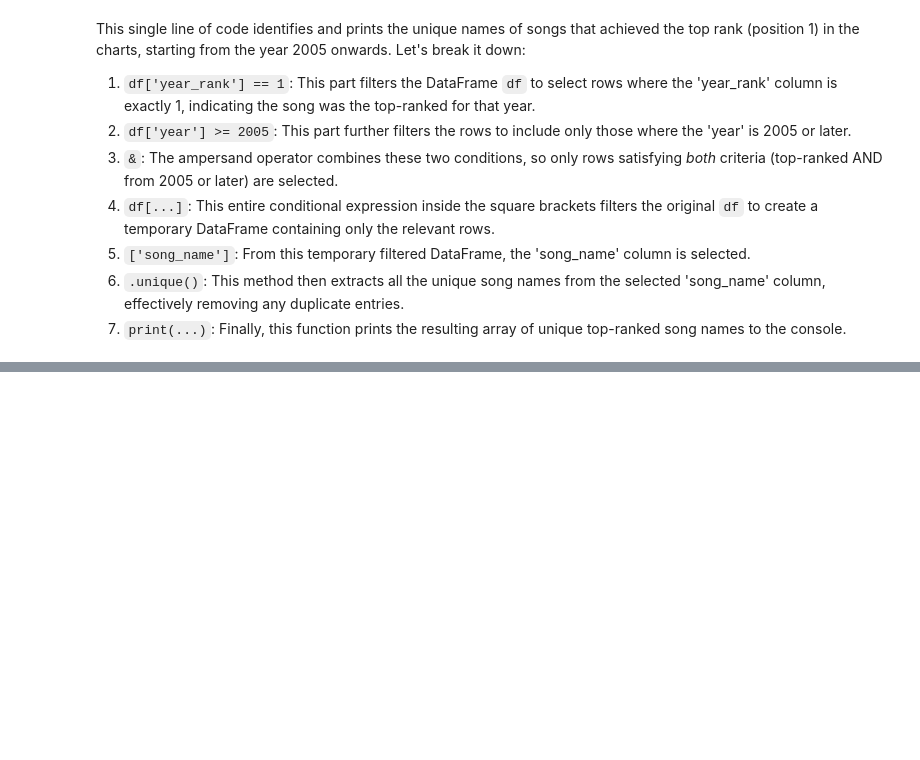
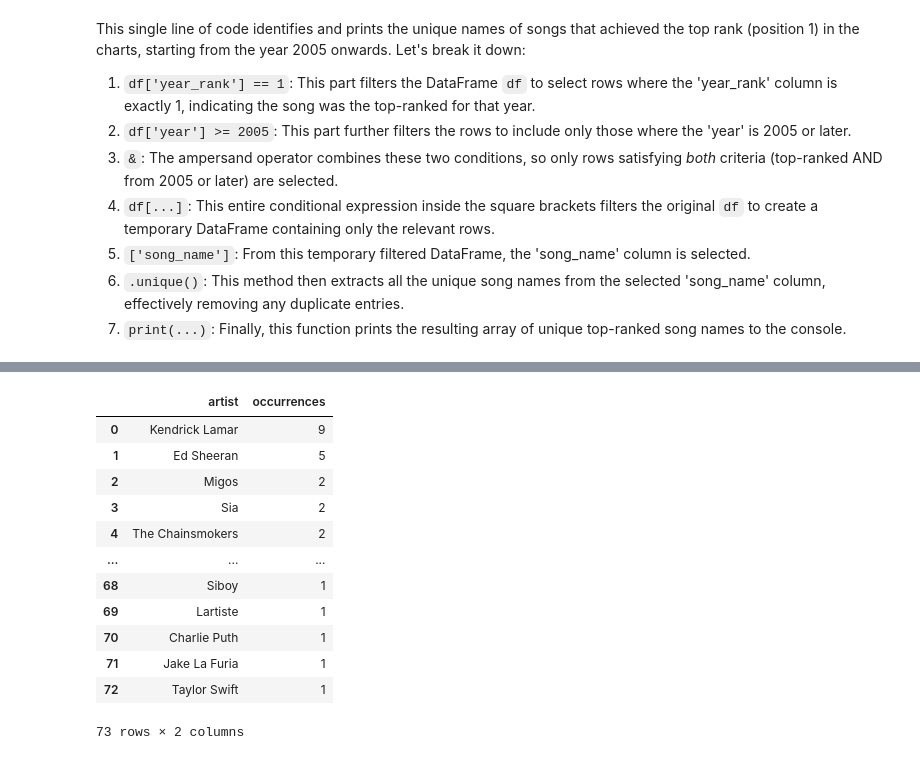
Before and after one commit to ipvikas/Interview, a Jupyter notebook: Interview_Q.ipynb, the cells around one changed output, grey strips where cells are left out. Saved outputs shown, nothing was run; the diff lists cells and outputs as text; code cells hidden in the pictures; blank space fills up the shorter version.

```diff
--- a/Interview_Q.ipynb
+++ b/Interview_Q.ipynb
@@ -96,0 +118,19 @@ This single line of code identifies and prints the unique names of songs that ac
+# %%
+artist_counts = df['artist'].value_counts().reset_index()
+artist_counts.columns = ['artist', 'occurrences']
+artist_counts_sorted = artist_counts.sort_values(by='occurrences', ascending=False)
+display(artist_counts_sorted)
+# %% [output]
+|  | artist | occurrences |
+| 0 | Kendrick Lamar | 9 |
+| 1 | Ed Sheeran | 5 |
+| 2 | Migos | 2 |
+| 3 | Sia | 2 |
+| 4 | The Chainsmokers | 2 |
+| ... | ... | ... |
+| 68 | Siboy | 1 |
+| 69 | Lartiste | 1 |
+| 70 | Charlie Puth | 1 |
+| 71 | Jake La Furia | 1 |
+| 72 | Taylor Swift | 1 |
+73 rows × 2 columns
```
Also changed, not shown: parts of 3 cells of this notebook.
